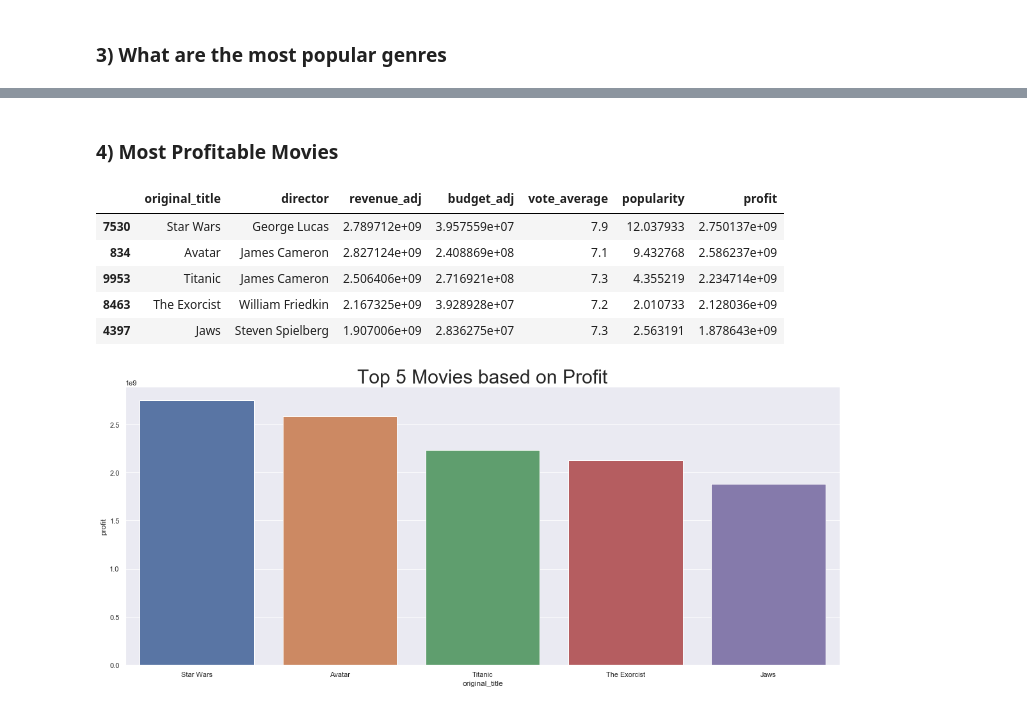
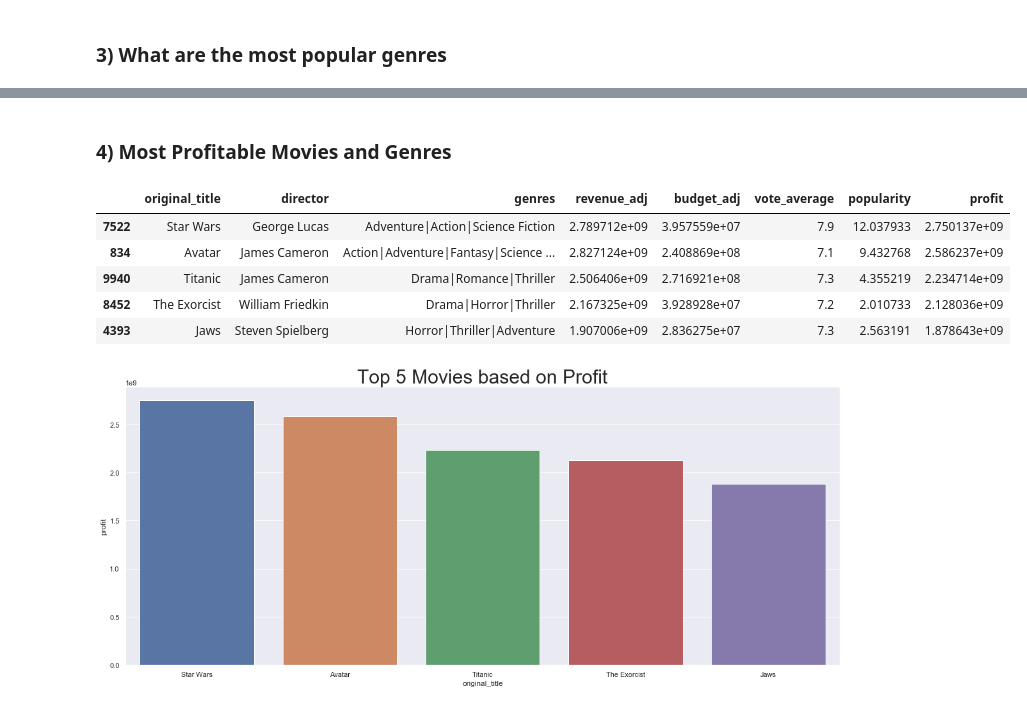
Before and after one commit to shreh2/IMDB_Movies, a Jupyter notebook: UProject - Investigate Dataset - TMDB.ipynb, the cells around one changed output, grey strips where cells are left out. Cells and saved outputs as stored; diff of their text form; code cells hidden in the pictures.

```diff
--- a/UProject - Investigate Dataset - TMDB.ipynb
+++ b/UProject - Investigate Dataset - TMDB.ipynb
@@ -172,17 +196,17 @@ genre_list = mdf.groupby("genres")
 # %% [markdown]
-### 4) Most Profitable Movies
+### 4) Most Profitable Movies and Genres
 # %%
-movie_list = mdf.groupby(['original_title','director'],as_index=False).agg({'revenue_adj':'sum','budget_adj':'sum','vote_average':'mean','popularity':'mean'})
+movie_list = mdf.groupby(['original_title','director','genres'],as_index=False).agg({'revenue_adj':'sum','budget_adj':'sum','vote_average':'mean','popularity':'mean'})
 movie_list['profit'] = movie_list["revenue_adj"]-movie_list["budget_adj"]
 top_movie_profit = movie_list.nlargest(5,'profit')
 top_movie_profit
 # %% [output]
-|  | original_title | director | revenue_adj | budget_adj | vote_average | popularity | profit |
-| 7530 | Star Wars | George Lucas | 2.789712e+09 | 3.957559e+07 | 7.9 | 12.037933 | 2.750137e+09 |
-| 834 | Avatar | James Cameron | 2.827124e+09 | 2.408869e+08 | 7.1 | 9.432768 | 2.586237e+09 |
-| 9953 | Titanic | James Cameron | 2.506406e+09 | 2.716921e+08 | 7.3 | 4.355219 | 2.234714e+09 |
-| 8463 | The Exorcist | William Friedkin | 2.167325e+09 | 3.928928e+07 | 7.2 | 2.010733 | 2.128036e+09 |
-| 4397 | Jaws | Steven Spielberg | 1.907006e+09 | 2.836275e+07 | 7.3 | 2.563191 | 1.878643e+09 |
+|  | original_title | director | genres | revenue_adj | budget_adj | vote_average | popularity | profit |
+| 7522 | Star Wars | George Lucas | Adventure|Action|Science Fiction | 2.789712e+09 | 3.957559e+07 | 7.9 | 12.037933 | 2.750137e+09 |
+| 834 | Avatar | James Cameron | Action|Adventure|Fantasy|Science ... | 2.827124e+09 | 2.408869e+08 | 7.1 | 9.432768 | 2.586237e+09 |
+| 9940 | Titanic | James Cameron | Drama|Romance|Thriller | 2.506406e+09 | 2.716921e+08 | 7.3 | 4.355219 | 2.234714e+09 |
+| 8452 | The Exorcist | William Friedkin | Drama|Horror|Thriller | 2.167325e+09 | 3.928928e+07 | 7.2 | 2.010733 | 2.128036e+09 |
+| 4393 | Jaws | Steven Spielberg | Horror|Thriller|Adventure | 1.907006e+09 | 2.836275e+07 | 7.3 | 2.563191 | 1.878643e+09 |
 # %%
 sns.set(style="darkgrid")
 a4_dims=(20,8)
```
Also changed, not shown: parts of 34 cells of this notebook.
